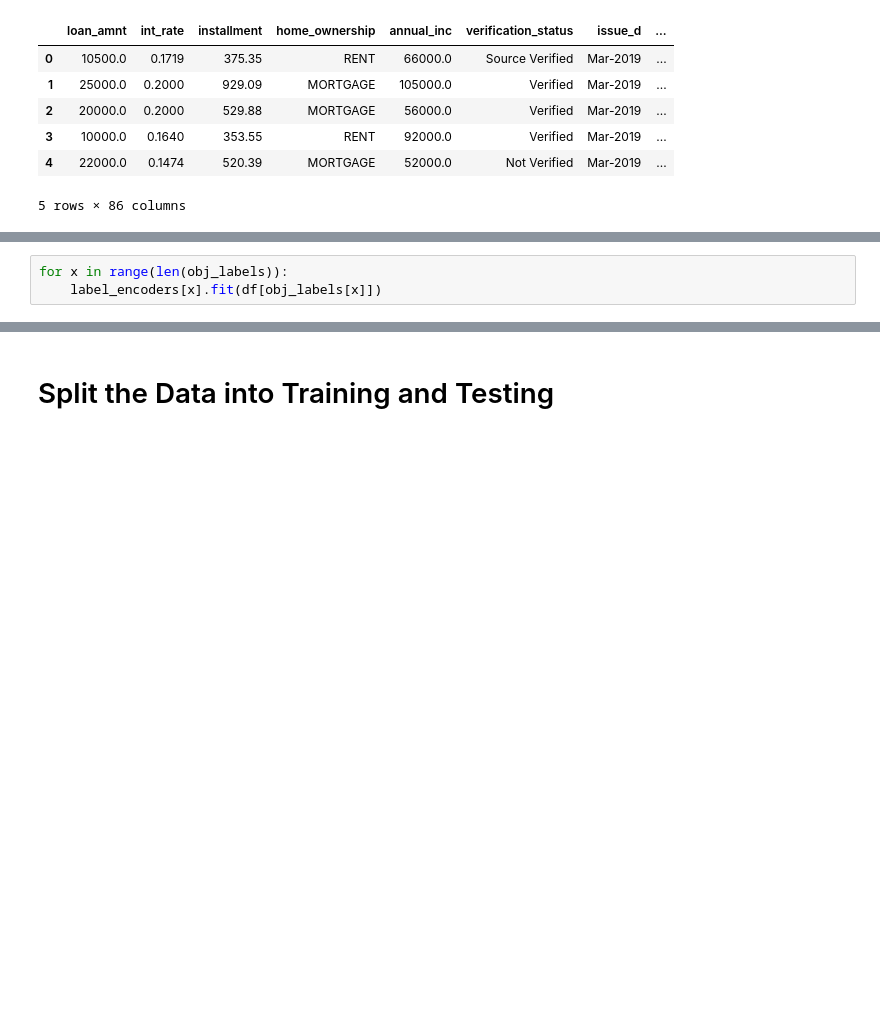
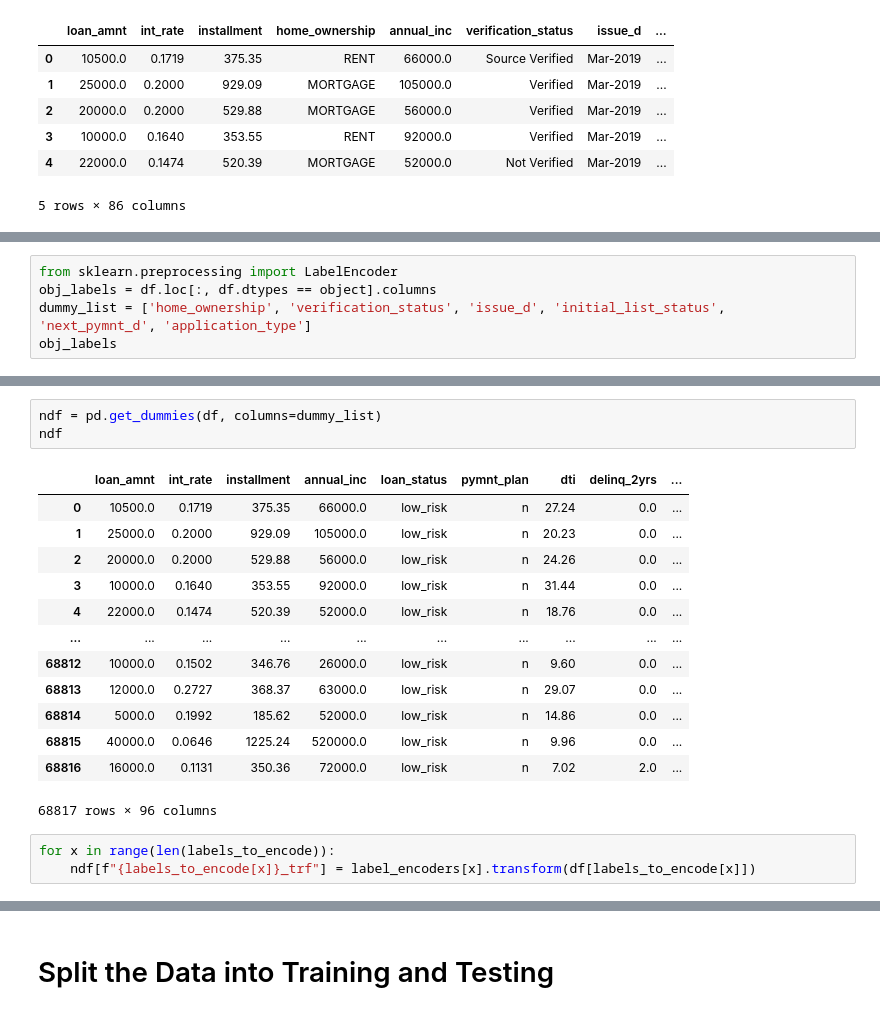
Before and after one commit to sudo-August/Risky-Business, a Jupyter notebook: Notebooks/credit_risk_ensemble.ipynb, the cells around one changed output, grey strips where cells are left out. Saved outputs shown, nothing was run; the diff lists cells and outputs as text; blank space fills up the shorter version.

```diff
--- a/Notebooks/credit_risk_ensemble.ipynb
+++ b/Notebooks/credit_risk_ensemble.ipynb
@@ -117,0 +83,5 @@ label_encoders = [
+# %%
+from sklearn.preprocessing import LabelEncoder
+obj_labels = df.loc[:, df.dtypes == object].columns
+dummy_list = ['home_ownership', 'verification_status', 'issue_d', 'initial_list_status', 'next_pymnt_d', 'application_type']
+obj_labels
@@ -118,3 +101,20 @@ label_encoders = [
+# %%
+ndf = pd.get_dummies(df, columns=dummy_list)
+ndf
+# %% [output]
+|  | loan_amnt | int_rate | installment | annual_inc | loan_status | pymnt_plan | dti | delinq_2yrs | ... |
+| 0 | 10500.0 | 0.1719 | 375.35 | 66000.0 | low_risk | n | 27.24 | 0.0 | ... |
+| 1 | 25000.0 | 0.2000 | 929.09 | 105000.0 | low_risk | n | 20.23 | 0.0 | ... |
+| 2 | 20000.0 | 0.2000 | 529.88 | 56000.0 | low_risk | n | 24.26 | 0.0 | ... |
+| 3 | 10000.0 | 0.1640 | 353.55 | 92000.0 | low_risk | n | 31.44 | 0.0 | ... |
+| 4 | 22000.0 | 0.1474 | 520.39 | 52000.0 | low_risk | n | 18.76 | 0.0 | ... |
+| ... | ... | ... | ... | ... | ... | ... | ... | ... | ... |
+| 68812 | 10000.0 | 0.1502 | 346.76 | 26000.0 | low_risk | n | 9.60 | 0.0 | ... |
+| 68813 | 12000.0 | 0.2727 | 368.37 | 63000.0 | low_risk | n | 29.07 | 0.0 | ... |
+| 68814 | 5000.0 | 0.1992 | 185.62 | 52000.0 | low_risk | n | 14.86 | 0.0 | ... |
+| 68815 | 40000.0 | 0.0646 | 1225.24 | 520000.0 | low_risk | n | 9.96 | 0.0 | ... |
+| 68816 | 16000.0 | 0.1131 | 350.36 | 72000.0 | low_risk | n | 7.02 | 2.0 | ... |
+68817 rows × 96 columns
 # %%
-for x in range(len(obj_labels)):
-    label_encoders[x].fit(df[obj_labels[x]])
+for x in range(len(labels_to_encode)):
+    ndf[f"{labels_to_encode[x]}_trf"] = label_encoders[x].transform(df[labels_to_encode[x]])
```
Also changed, not shown: parts of 9 cells of this notebook.
